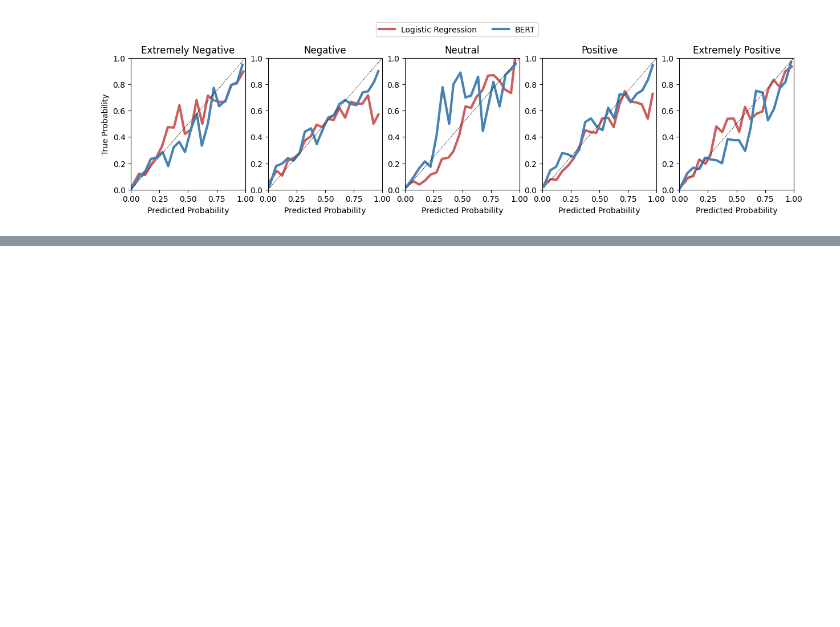
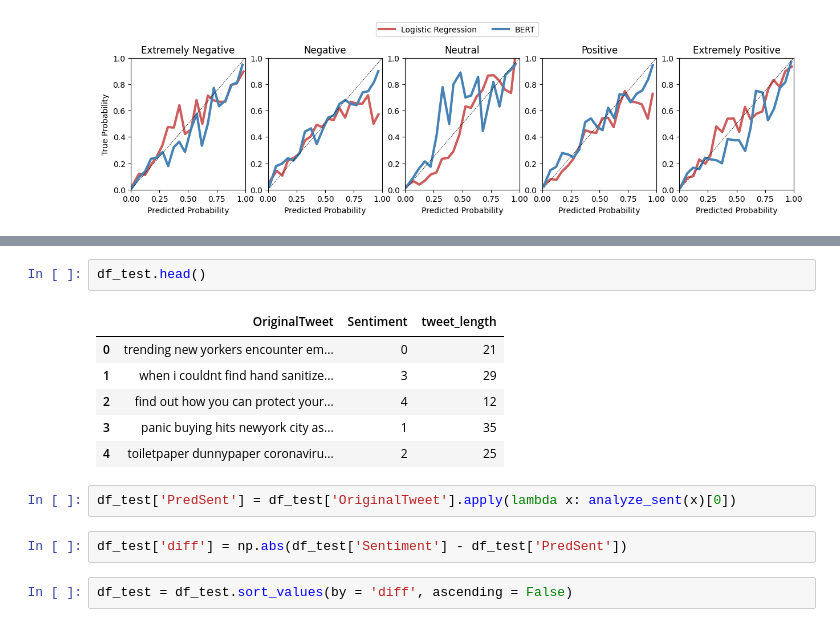
Before and after one commit to t3isuan/SDS384_final_project, a Jupyter notebook: scripts/model_compare.ipynb, the cells around one changed output, grey strips where cells are left out. Saved outputs shown, nothing was run; the diff lists cells and outputs as text; blank space fills up the shorter version.

```diff
--- a/scripts/model_compare.ipynb
+++ b/scripts/model_compare.ipynb
@@ -742,0 +785,15 @@ plt.savefig("calibrate.pdf", bbox_inches = 'tight')
+# %%
+df_test.head()
+# %% [output]
+|  | OriginalTweet | Sentiment | tweet_length |
+| 0 | trending new yorkers encounter em... | 0 | 21 |
+| 1 | when i couldnt find hand sanitize... | 3 | 29 |
+| 2 | find out how you can protect your... | 4 | 12 |
+| 3 | panic buying hits newyork city as... | 1 | 35 |
+| 4 | toiletpaper dunnypaper coronaviru... | 2 | 25 |
+# %%
+df_test['PredSent'] = df_test['OriginalTweet'].apply(lambda x: analyze_sent(x)[0])
+# %%
+df_test['diff'] = np.abs(df_test['Sentiment'] - df_test['PredSent'])
+# %%
+df_test = df_test.sort_values(by = 'diff', ascending = False)
```
Also changed, not shown: parts of 12 cells of this notebook, 1 other file.
